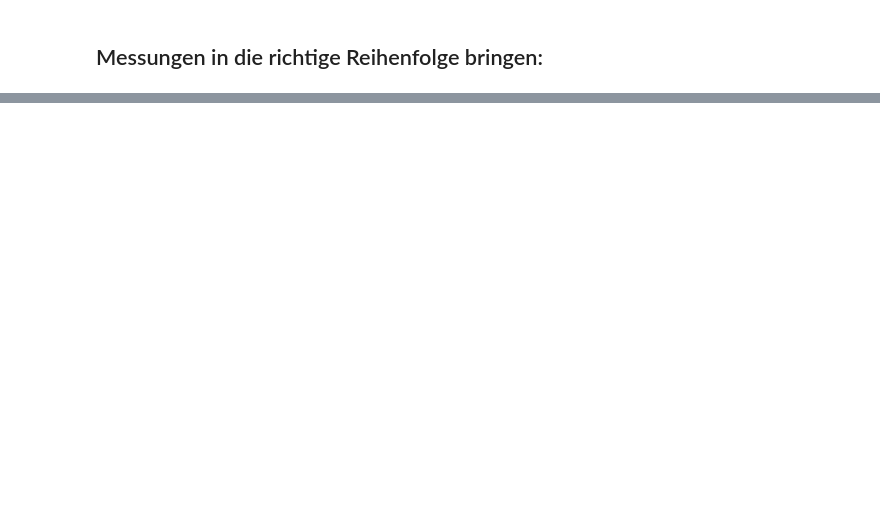
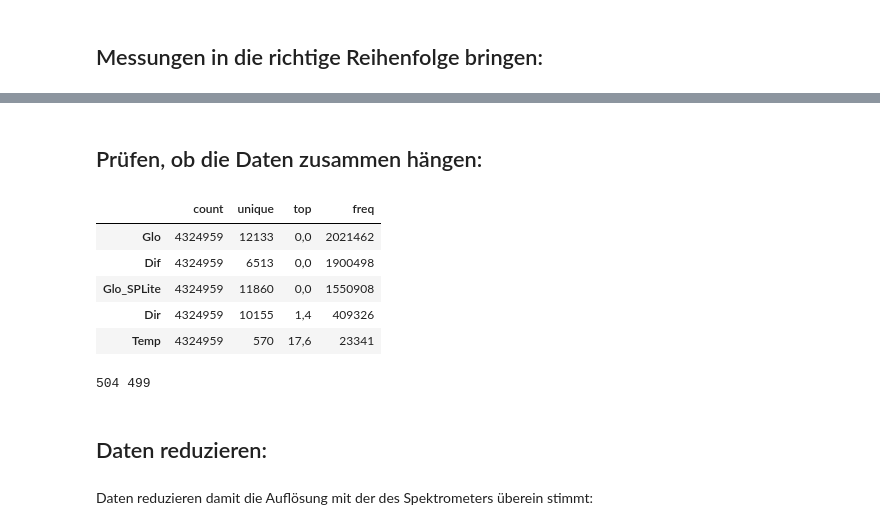
Before and after one commit to rjanow/Masterarbeit, a Jupyter notebook: SOLYS_to_CSV.ipynb, the cells around one changed output, grey strips where cells are left out. Saved outputs shown, nothing was run; the diff lists cells and outputs as text; code cells hidden in the pictures; blank space fills up the shorter version.

```diff
--- a/SOLYS_to_CSV.ipynb
+++ b/SOLYS_to_CSV.ipynb
@@ -66,0 +119,11 @@ plt.plot(df_Solys['Glo'])
+# %% [markdown]
+## Prüfen, ob die Daten zusammen hängen:
+# %%
+round(df_Solys.describe(), 2).T
+# %% [output]
+|  | count | unique | top | freq |
+| Glo | 4324959 | 12133 | 0,0 | 2021462 |
+| Dif | 4324959 | 6513 | 0,0 | 1900498 |
+| Glo_SPLite | 4324959 | 11860 | 0,0 | 1550908 |
+| Dir | 4324959 | 10155 | 1,4 | 409326 |
+| Temp | 4324959 | 570 | 17,6 | 23341 |
@@ -66,0 +145,10 @@ plt.plot(df_Solys['Glo'])
+# %%
+# Aufruf der Funktion um zu prüfen, ob die Daten zusammenhängend sind,
+ergebnis_df = pruefe_zeitlichen_abstand(df_Solys, pd.Timedelta('10S'))
+print(len(pd.unique(df_Solys.index.date)), len(ergebnis_df[ergebnis_df['Erfuellt']]))
+# %% [output]
+504 499
+# %% [markdown]
+## Daten reduzieren:
+# %% [markdown]
+Daten reduzieren damit die Auflösung mit der des Spektrometers überein stimmt:
```
Also changed, not shown: parts of 15 cells of this notebook.
